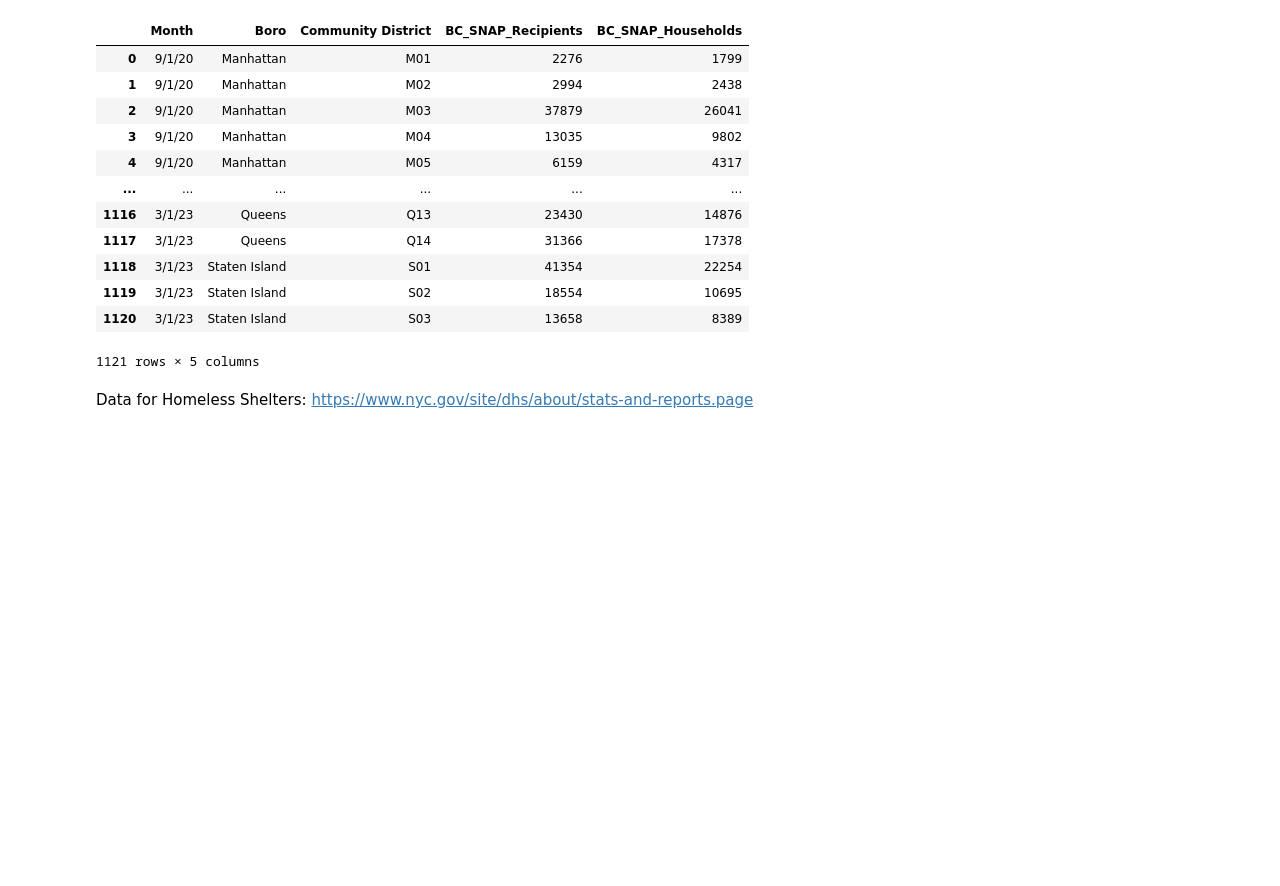
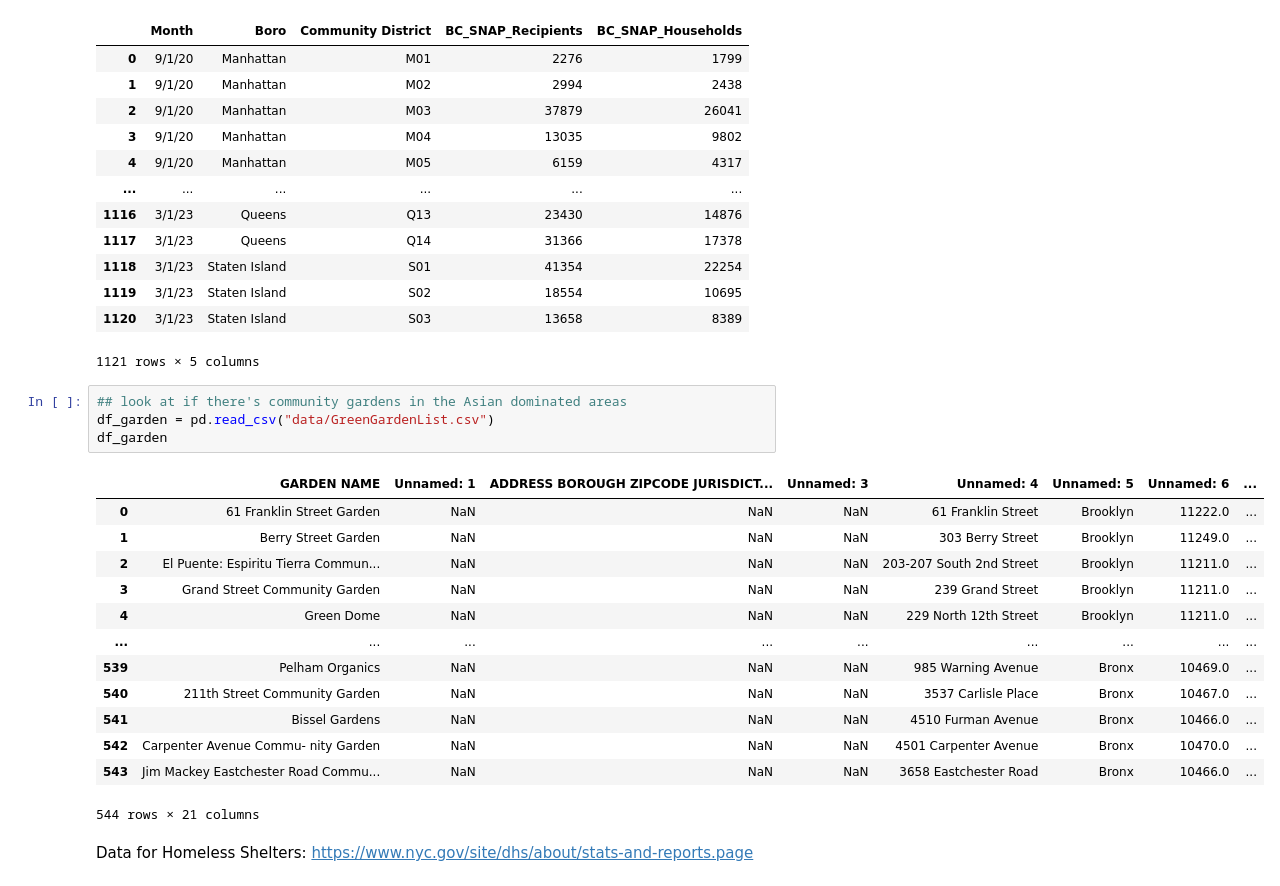
Before and after one commit to gbsmail/2023_AsAm_DataProject, a Jupyter notebook: AsAmPovertyProject.ipynb, the cells around one changed output. Saved outputs shown, nothing was run; the diff lists cells and outputs as text; blank space fills up the shorter version.

```diff
--- a/AsAmPovertyProject.ipynb
+++ b/AsAmPovertyProject.ipynb
@@ -254,6 +272,24 @@ df_stamp
 | 1119 | 3/1/23 | Staten Island | S02 | 18554 | 10695 |
 | 1120 | 3/1/23 | Staten Island | S03 | 13658 | 8389 |
 1121 rows × 5 columns
+# %%
+## look at if there's community gardens in the Asian dominated areas
+df_garden = pd.read_csv("data/GreenGardenList.csv")
+df_garden
+# %% [output]
+|  | GARDEN NAME | Unnamed: 1 | ADDRESS BOROUGH ZIPCODE JURISDICT... | Unnamed: 3 | Unnamed: 4 | Unnamed: 5 | Unnamed: 6 | ... |
+| 0 | 61 Franklin Street Garden | NaN | NaN | NaN | 61 Franklin Street | Brooklyn | 11222.0 | ... |
+| 1 | Berry Street Garden | NaN | NaN | NaN | 303 Berry Street | Brooklyn | 11249.0 | ... |
+| 2 | El Puente: Espiritu Tierra Commun... | NaN | NaN | NaN | 203-207 South 2nd Street | Brooklyn | 11211.0 | ... |
+| 3 | Grand Street Community Garden | NaN | NaN | NaN | 239 Grand Street | Brooklyn | 11211.0 | ... |
+| 4 | Green Dome | NaN | NaN | NaN | 229 North 12th Street | Brooklyn | 11211.0 | ... |
+| ... | ... | ... | ... | ... | ... | ... | ... | ... |
+| 539 | Pelham Organics | NaN | NaN | NaN | 985 Warning Avenue | Bronx | 10469.0 | ... |
+| 540 | 211th Street Community Garden | NaN | NaN | NaN | 3537 Carlisle Place | Bronx | 10467.0 | ... |
+| 541 | Bissel Gardens | NaN | NaN | NaN | 4510 Furman Avenue | Bronx | 10466.0 | ... |
+| 542 | Carpenter Avenue Commu- nity Garden | NaN | NaN | NaN | 4501 Carpenter Avenue | Bronx | 10470.0 | ... |
+| 543 | Jim Mackey Eastchester Road Commu... | NaN | NaN | NaN | 3658 Eastchester Road | Bronx | 10466.0 | ... |
+544 rows × 21 columns
 # %% [markdown]
 Data for Homeless Shelters: https://www.nyc.gov/site/dhs/about/stats-and-reports.page
 # %%
```
Also changed, not shown: parts of 4 cells of this notebook, 1 other file.
